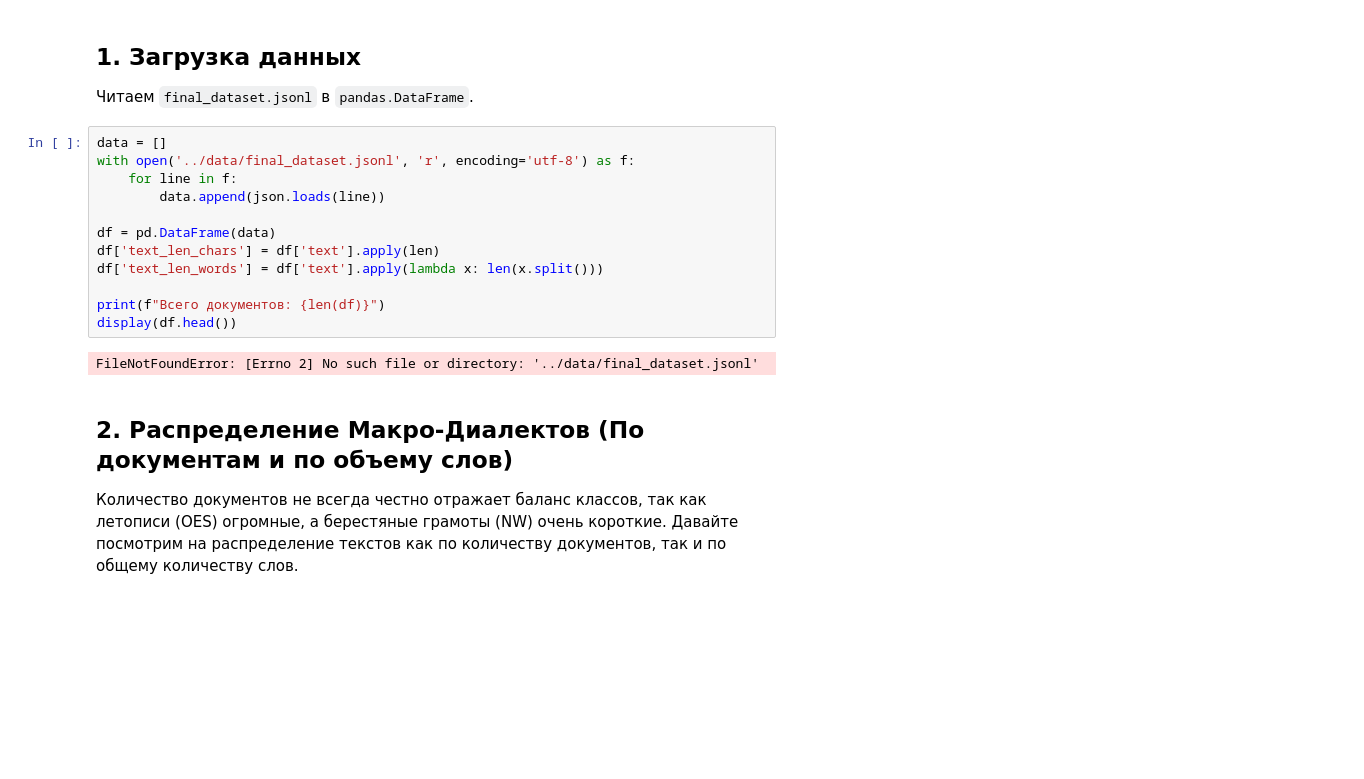
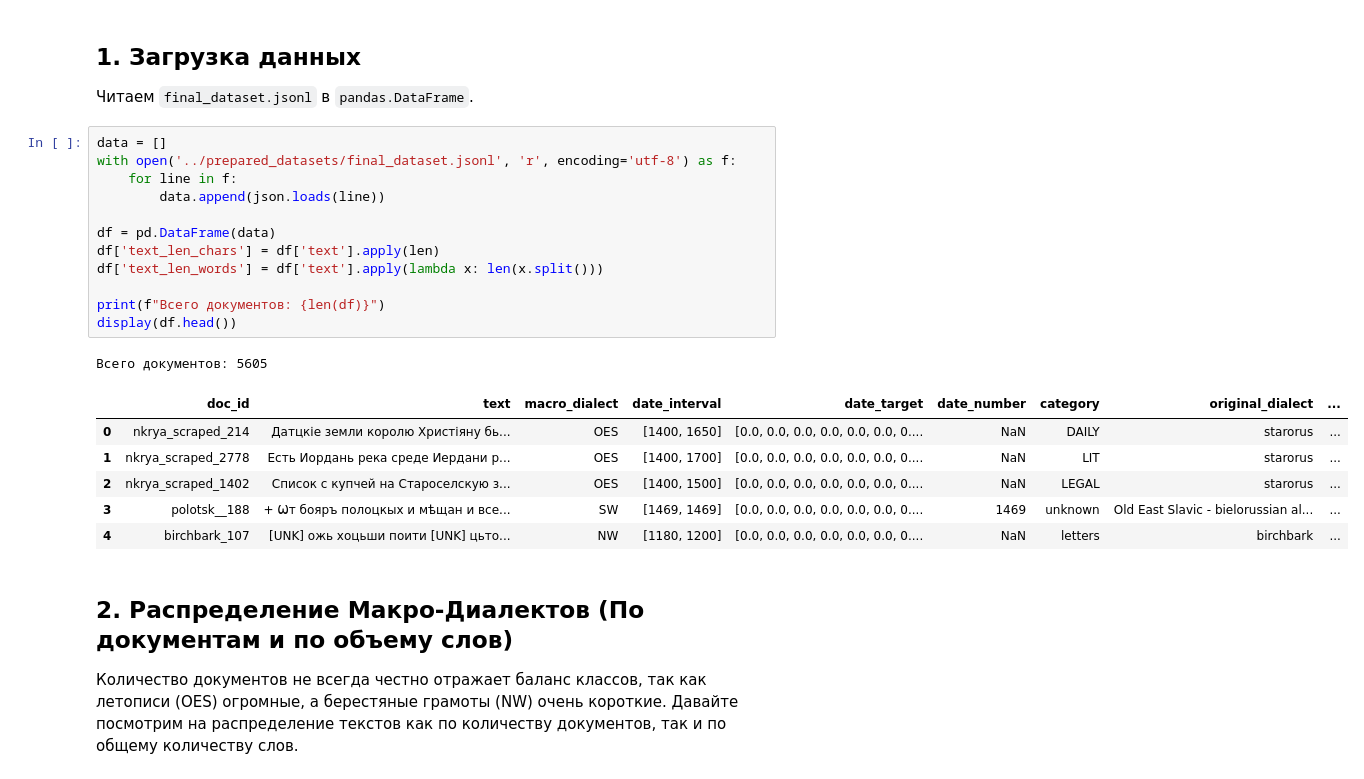
Before and after one commit to AlexanderSychev2005/Kyivan, a Jupyter notebook: notebooks/EDA.ipynb, the cells around one changed output. Cells and saved outputs as stored; diff of their text form; blank space fills up the shorter version.

```diff
--- a/notebooks/EDA.ipynb
+++ b/notebooks/EDA.ipynb
@@ -18,18 +18,24 @@ plt.rcParams['figure.figsize'] = (12, 6)
 Читаем `final_dataset.jsonl` в `pandas.DataFrame`.
 # %%
 data = []
-with open('../data/final_dataset.jsonl', 'r', encoding='utf-8') as f:
+with open('../prepared_datasets/final_dataset.jsonl', 'r', encoding='utf-8') as f:
     for line in f:
         data.append(json.loads(line))
 
 df = pd.DataFrame(data)
 df['text_len_chars'] = df['text'].apply(len)
 df['text_len_words'] = df['text'].apply(lambda x: len(x.split()))
 
 print(f"Всего документов: {len(df)}")
 display(df.head())
 # %% [output]
-FileNotFoundError: [Errno 2] No such file or directory: '../data/final_dataset.jsonl'
+Всего документов: 5605
+|  | doc_id | text | macro_dialect | date_interval | date_target | date_number | category | original_dialect | ... |
+| 0 | nkrya_scraped_214 | Датцкіе земли королю Христіяну бь... | OES | [1400, 1650] | [0.0, 0.0, 0.0, 0.0, 0.0, 0.0, 0.... | NaN | DAILY | starorus | ... |
+| 1 | nkrya_scraped_2778 | Есть Иордань река среде Иердани р... | OES | [1400, 1700] | [0.0, 0.0, 0.0, 0.0, 0.0, 0.0, 0.... | NaN | LIT | starorus | ... |
+| 2 | nkrya_scraped_1402 | Список с купчей на Староселскую з... | OES | [1400, 1500] | [0.0, 0.0, 0.0, 0.0, 0.0, 0.0, 0.... | NaN | LEGAL | starorus | ... |
+| 3 | polotsk__188 | + Ѡт бояръ полоцкых и мѣщан и все... | SW | [1469, 1469] | [0.0, 0.0, 0.0, 0.0, 0.0, 0.0, 0.... | 1469 | unknown | Old East Slavic - bielorussian al... | ... |
+| 4 | birchbark_107 | [UNK] ожь хоцьши поити [UNK] цьто... | NW | [1180, 1200] | [0.0, 0.0, 0.0, 0.0, 0.0, 0.0, 0.... | NaN | letters | birchbark | ... |
 # %% [markdown]
 ## 2. Распределение Макро-Диалектов (По документам и по объему слов)
 Количество документов не всегда честно отражает баланс классов, так как летописи (OES) огромные, а берестяные грамоты (NW) очень короткие. Давайте посмотрим на распределение текстов как по количеству документов, так и по общему количеству слов.
```
Also changed, not shown: parts of 6 cells of this notebook.
